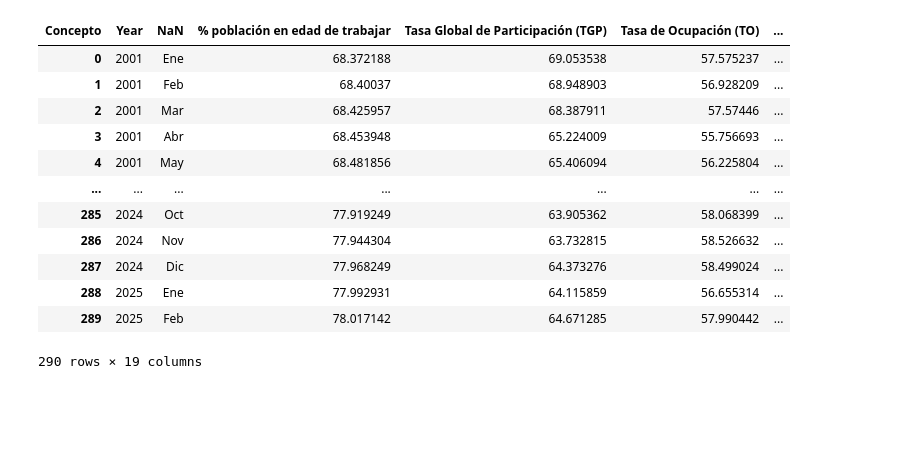
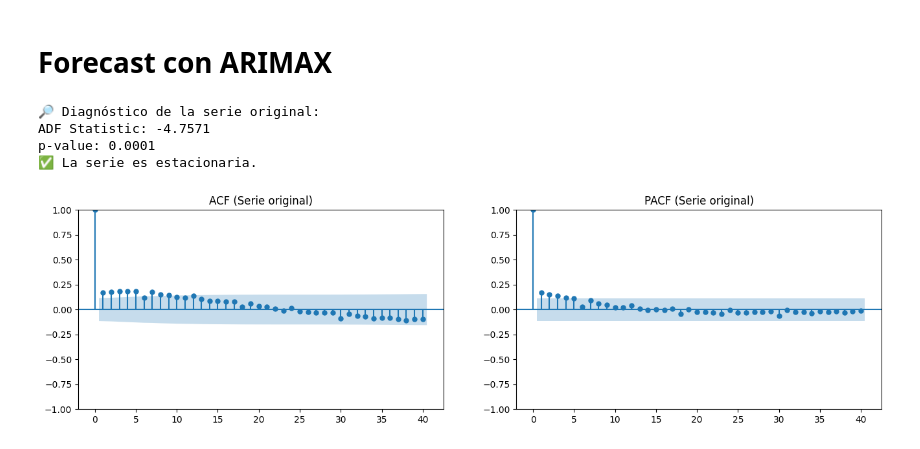
Before and after one commit to dpr3619/eap_proyection, a Jupyter notebook: notebook_development.ipynb, the cells around one changed output. Drawn from its saved outputs; the diff is of its cells as text; code cells hidden in the pictures; blank space fills up the shorter version.

```diff
--- a/notebook_development.ipynb
+++ b/notebook_development.ipynb
@@ -183,16 +0,0 @@ new_df
-# %%
-new_df
-# %% [output]
-| Concepto | Year | NaN | % población en edad de trabajar | Tasa Global de Participación (TGP) | Tasa de Ocupación (TO) | ... |
-| 0 | 2001 | Ene | 68.372188 | 69.053538 | 57.575237 | ... |
-| 1 | 2001 | Feb | 68.40037 | 68.948903 | 56.928209 | ... |
-| 2 | 2001 | Mar | 68.425957 | 68.387911 | 57.57446 | ... |
-| 3 | 2001 | Abr | 68.453948 | 65.224009 | 55.756693 | ... |
-| 4 | 2001 | May | 68.481856 | 65.406094 | 56.225804 | ... |
-| ... | ... | ... | ... | ... | ... | ... |
-| 285 | 2024 | Oct | 77.919249 | 63.905362 | 58.068399 | ... |
-| 286 | 2024 | Nov | 77.944304 | 63.732815 | 58.526632 | ... |
-| 287 | 2024 | Dic | 77.968249 | 64.373276 | 58.499024 | ... |
-| 288 | 2025 | Ene | 77.992931 | 64.115859 | 56.655314 | ... |
-| 289 | 2025 | Feb | 78.017142 | 64.671285 | 57.990442 | ... |
-290 rows × 19 columns
@@ -198,0 +10,19 @@ new_df
+# %%
+df_labor = preprocessing.run_preprocessing_pipeline(path_df2='data/anex-GEIHEISS-nov2024-ene2025.xlsx',
+                                                    sheet_name_df2='Grandes dominios ',
+                                                    sector=['Agricultura, ganadería, caza, silvicultura y pesca','Industrias manufactureras'],
+                                                    cols_to_lag=['Población en edad de trabajar (PET)', 'Población ocupada',
+                                                                'Agricultura, ganadería, caza, silvicultura y pesca',
+                                                                'Industrias manufactureras', 'Formal', 'Informal'])
+# %%
+df_labor['ds'] = df_labor['YearMonth']
+# %% [markdown]
+# Forecast con ARIMAX
+# %%
+ts_diagnostics.full_ts_diagnostics(df_labor['logdiff_población en edad de trabajar (pet)'])
+# %% [output]
+🔎 Diagnóstico de la serie original:
+ADF Statistic: -4.7571
+p-value: 0.0001
+✅ La serie es estacionaria.
+[figure, added]
```
Also changed, not shown: parts of 43 cells of this notebook, 15 other files.
